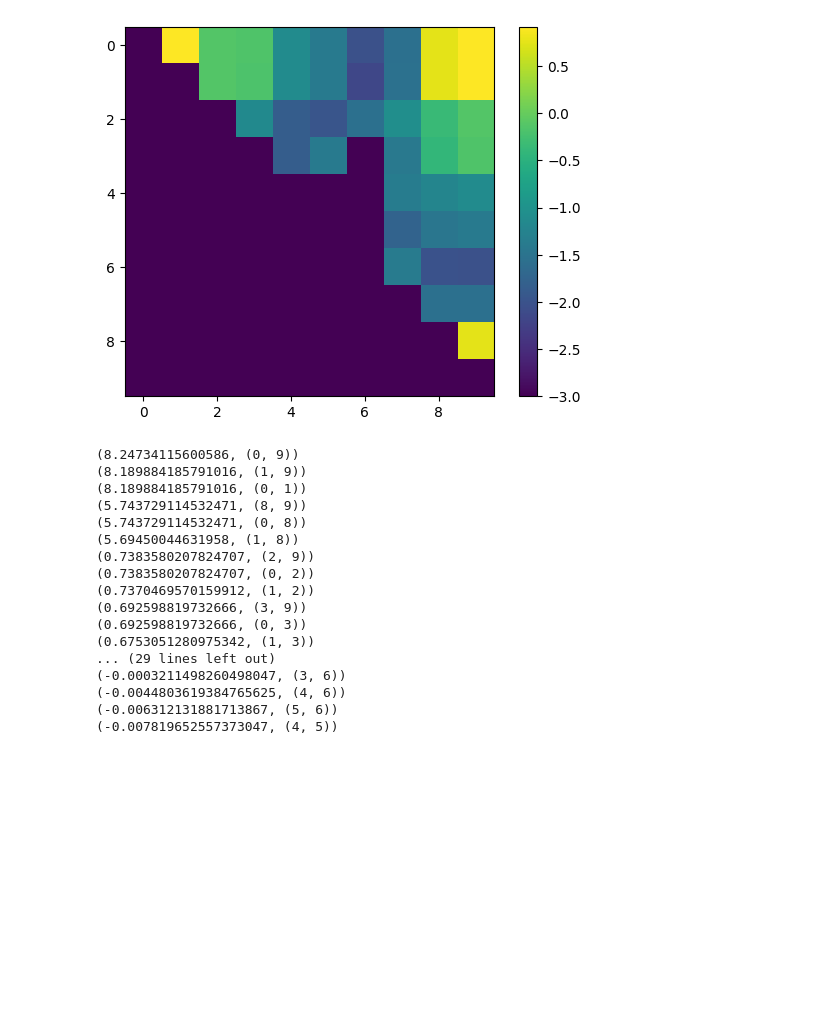
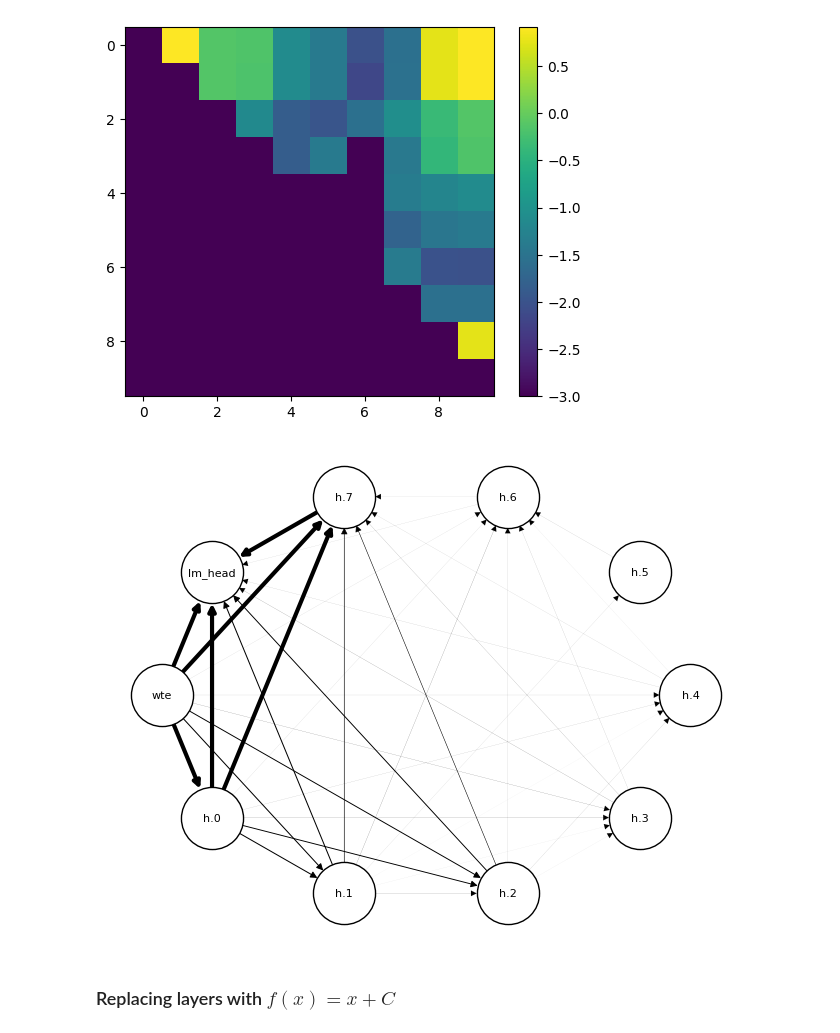
Before and after one commit to msh2481/LanguageTransfer, a Jupyter notebook: patching.ipynb, the cells around one changed output. Cells and saved outputs as stored; diff of their text form; code cells hidden in the pictures; blank space fills up the shorter version.

Commit message:
More patching

```diff
--- a/patching.ipynb
+++ b/patching.ipynb
@@ -212,6 +61,12 @@ def patch_all_pairs(
 # %%
+from utils import patch_all_pairs
+
 res = patch_all_pairs(
-    "<10 <11 <12 <13 <14 14> 13> 12> 11> 10>", "<1 <2 <3 <4 <5 5> 4> 3> 2> 1>"
+    model,
+    tokenizer,
+    "<10 <11 <12 <13 <14 14> 13> 12> 11> 10>",
+    "<1 <2 <3 <4 <5 5> 4> 3> 2> 1>",
+    layer_list,
 )
 res = t.triu(res, diagonal=1)
 plt.imshow(res.clip(1e-3, 100).log10())
@@ -219,29 +74,34 @@ plt.colorbar()
 plt.show()
 # %% [output]
 [figure]
-# %%
-from itertools import combinations
-
-edges = []
-for i, j in combinations(range(10), 2):
-    edges.append((res[j, i].item(), (i, j)))
-edges.sort(reverse=True)
-print(*edges, sep="\n")
-# %% [output]
-(8.24734115600586, (0, 9))
-(8.189884185791016, (1, 9))
-(8.189884185791016, (0, 1))
-(5.743729114532471, (8, 9))
-(5.743729114532471, (0, 8))
-(5.69450044631958, (1, 8))
-(0.7383580207824707, (2, 9))
-(0.7383580207824707, (0, 2))
-(0.7370469570159912, (1, 2))
-(0.692598819732666, (3, 9))
-(0.692598819732666, (0, 3))
-(0.6753051280975342, (1, 3))
-... (29 lines left out)
-(-0.0003211498260498047, (3, 6))
-(-0.0044803619384765625, (4, 6))
-(-0.006312131881713867, (5, 6))
-(-0.007819652557373047, (4, 5))
+# %%
+import networkx as nx
+from itertools import combinations
+
+G = nx.DiGraph()
+
+short_forms = []
+for name in layer_list:
+    short_form = ".".join(name.split(".")[1:])
+    short_forms.append(short_form)
+    G.add_node(short_form)
+
+weights = []
+for i, j in combinations(range(10), 2):
+    w = min(res[i, j].item(), 3.0)
+    if w > 0.01:
+        G.add_edge(short_forms[i], short_forms[j])
+        weights.append(w)
+
+options = {
+    "font_size": 8,
+    "node_size": 2000,
+    "node_color": "white",
+    "edgecolors": "black",
+    "linewidths": 1,
+}
+nx.draw(G, with_labels=True, pos=nx.shell_layout(G), width=weights, **options)
+# %% [output]
+[figure, added]
+# %% [markdown]
+### Replacing layers with $f(x) = x + C$
```
Also changed, not shown: parts of 8 cells of this notebook, 3 other files.
